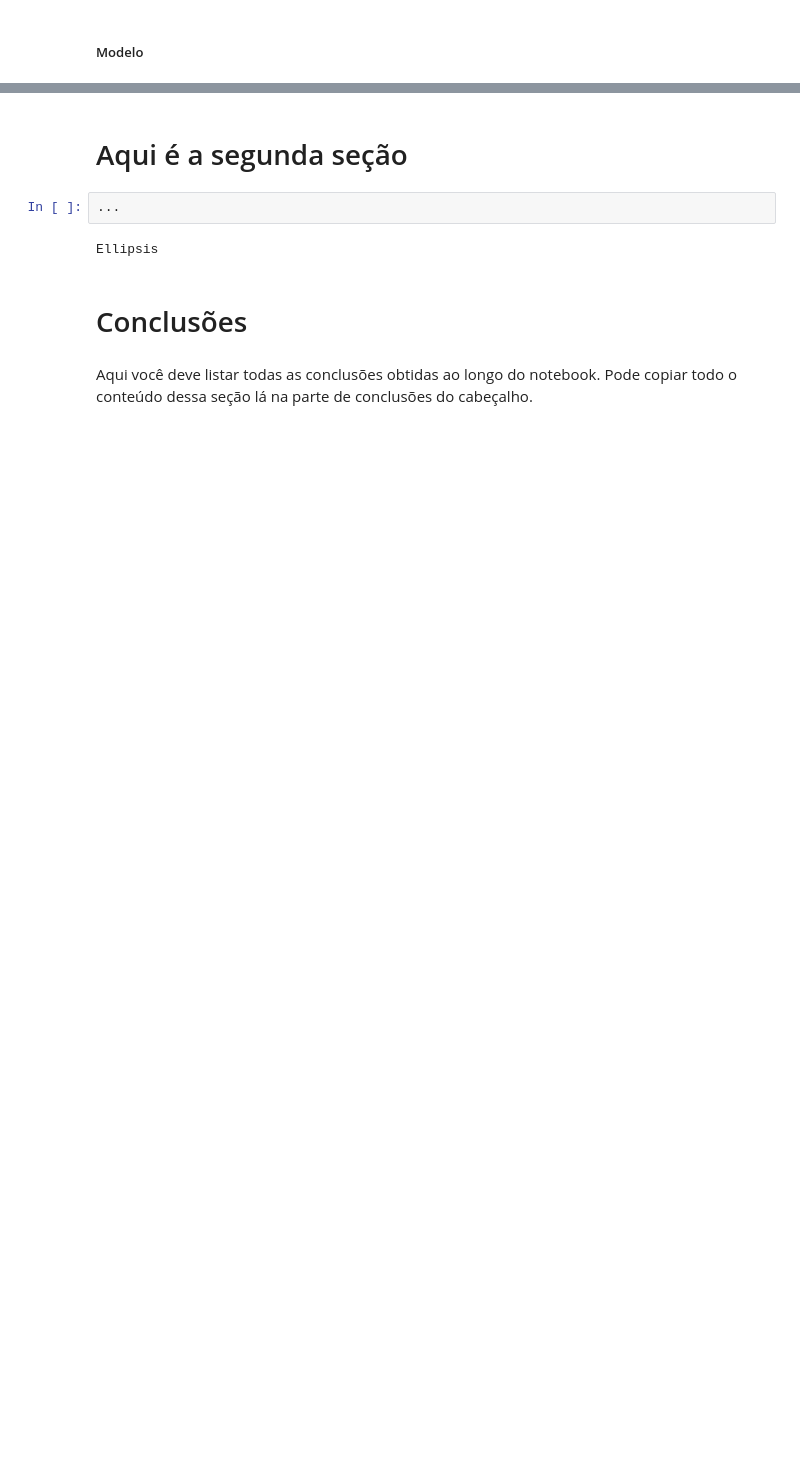
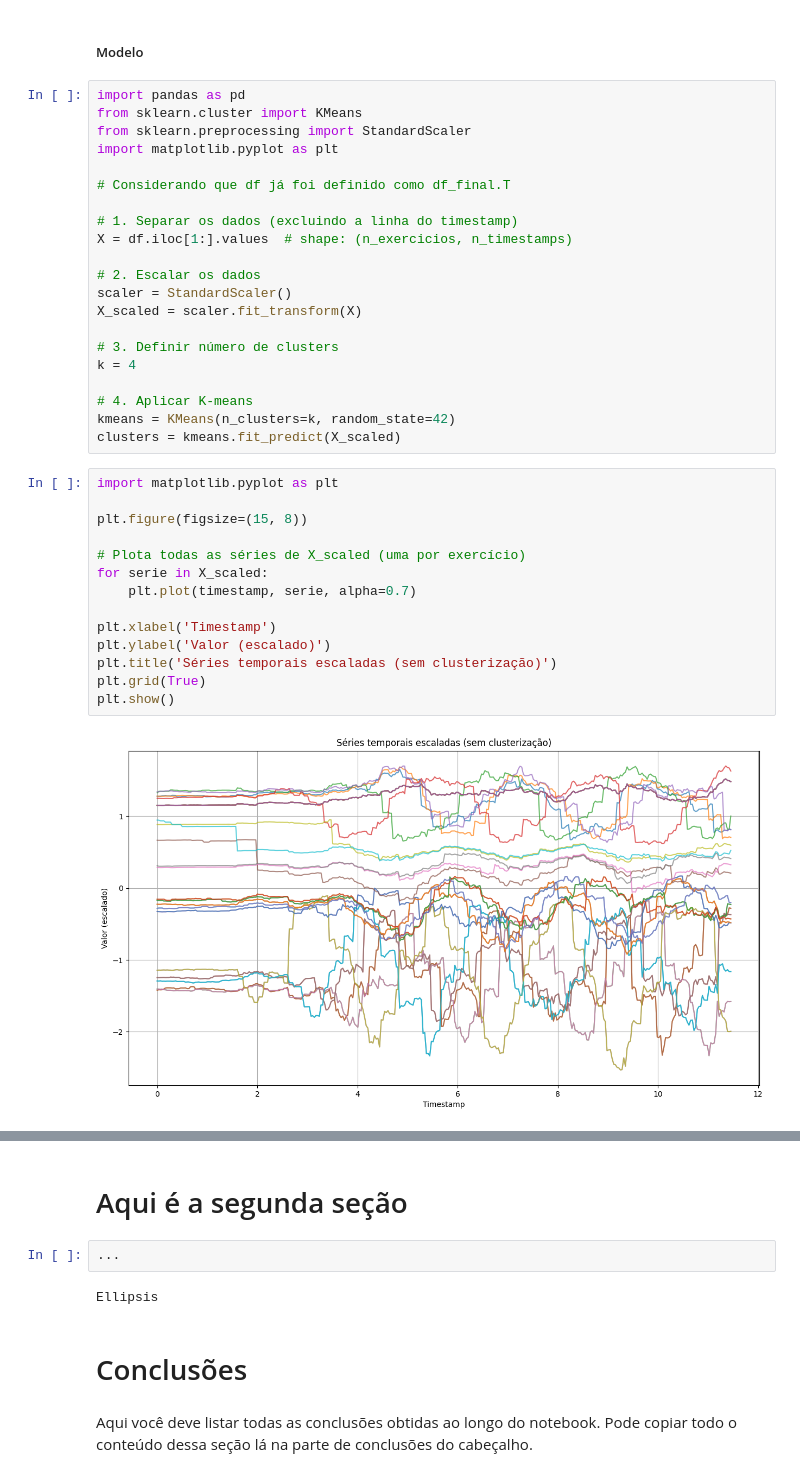
Before and after one commit to Yamakasuki/IC_Bros, a Jupyter notebook: notebooks/tratamento_dados/tratamento.ipynb, the cells around one changed output, grey strips where cells are left out. Cells and saved outputs as stored; diff of their text form; blank space fills up the shorter version.

```diff
--- a/notebooks/tratamento_dados/tratamento.ipynb
+++ b/notebooks/tratamento_dados/tratamento.ipynb
@@ -126,2 +197,39 @@ plt.show()
 # %% [markdown]
 ##### Modelo
+# %%
+import pandas as pd
+from sklearn.cluster import KMeans
+from sklearn.preprocessing import StandardScaler
+import matplotlib.pyplot as plt
+
+# Considerando que df já foi definido como df_final.T
+
+# 1. Separar os dados (excluindo a linha do timestamp)
+X = df.iloc[1:].values  # shape: (n_exercicios, n_timestamps)
+
+# 2. Escalar os dados
+scaler = StandardScaler()
+X_scaled = scaler.fit_transform(X)
+
+# 3. Definir número de clusters
+k = 4
+
+# 4. Aplicar K-means
+kmeans = KMeans(n_clusters=k, random_state=42)
+clusters = kmeans.fit_predict(X_scaled)
+# %%
+import matplotlib.pyplot as plt
+
+plt.figure(figsize=(15, 8))
+
+# Plota todas as séries de X_scaled (uma por exercício)
+for serie in X_scaled:
+    plt.plot(timestamp, serie, alpha=0.7)
+
+plt.xlabel('Timestamp')
+plt.ylabel('Valor (escalado)')
+plt.title('Séries temporais escaladas (sem clusterização)')
+plt.grid(True)
+plt.show()
+# %% [output]
+[figure, added]
```
Also changed, not shown: parts of 6 cells of this notebook, 6 other files.
